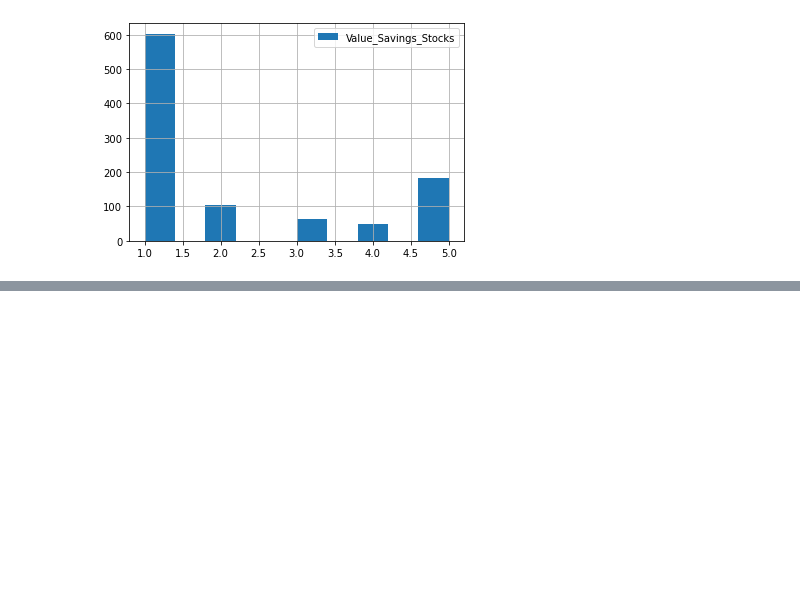
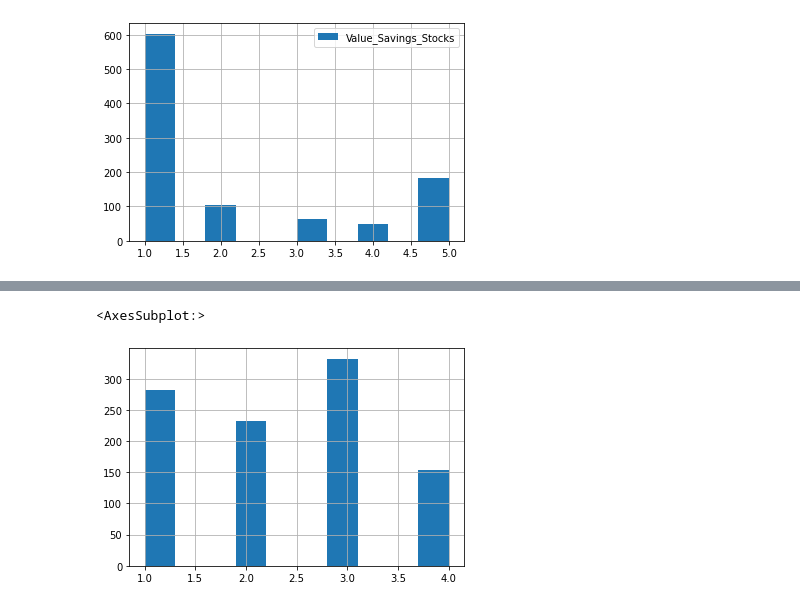
Before and after one commit to georgek2/ENd-To-EnD, a Jupyter notebook: 12_German_CD/creditability.ipynb, the cells around one changed output, grey strips where cells are left out. Cells and saved outputs as stored; diff of their text form; code cells hidden in the pictures; blank space fills up the shorter version.

```diff
--- a/12_German_CD/creditability.ipynb
+++ b/12_German_CD/creditability.ipynb
@@ -232,0 +227,5 @@ array([[<AxesSubplot:ylabel='Density'>, <AxesSubplot:ylabel='Density'>,
+# %%
+X['Most_valuable_available_asset'].hist(label = 'Most_valuable_available_asset')
+# %% [output]
+<AxesSubplot:>
+[figure, added]
```
Also changed, not shown: parts of 28 cells of this notebook.
